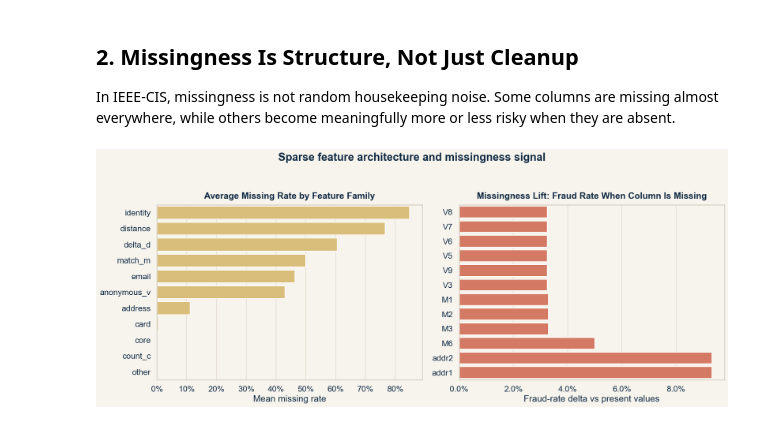
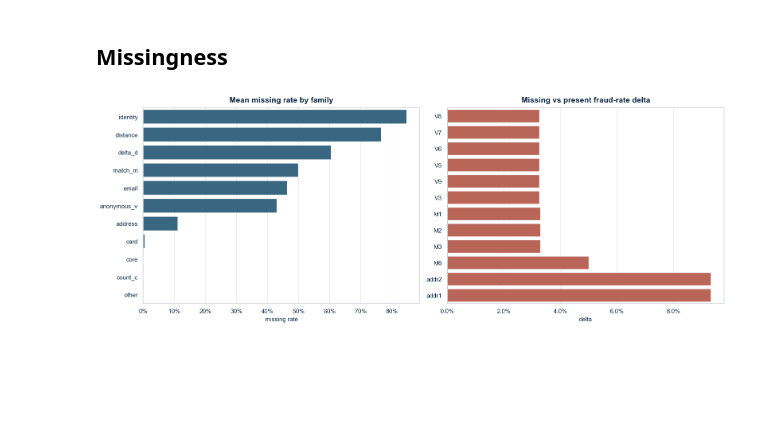
Before and after one commit to zzczdhc/ieee-fraud-detection-project, a Jupyter notebook: notebooks/01_eda.ipynb, the cells around one changed output. Cells and saved outputs as stored; diff of their text form; code cells hidden in the pictures; blank space fills up the shorter version.

```diff
--- a/notebooks/01_eda.ipynb
+++ b/notebooks/01_eda.ipynb
@@ -19,7 +12,7 @@ import pandas as pd
 import seaborn as sns
 import matplotlib.pyplot as plt
 from matplotlib.ticker import PercentFormatter
-from IPython.display import HTML, display
+from IPython.display import display
 
 PROJECT_ROOT = Path.cwd()
 if not (PROJECT_ROOT / "src").exists():
@@ -32,11 +25,9 @@ from src.fraud_detection.eda import (
     PLOT_COLORS,
     add_transaction_time_features,
     category_risk_table,
-    classify_drift_level,
     compute_family_missingness,
     compute_psi_table,
     merge_identity_features,
-    metric_cards_html,
     missingness_signal_table,
     quantile_fraud_table,
     reduce_memory_usage,
@@ -47,10 +38,10 @@ from src.fraud_detection.eda import (
 warnings.filterwarnings("ignore")
 set_plot_theme()
 pd.set_option("display.max_columns", 120)
-sns.set_context("talk")
+pd.set_option("display.float_format", "{:,.4f}".format)
 
 DATA_DIR = PROJECT_ROOT / "data" / "raw"
-MAX_ROWS = None  # set to a smaller value like 200_000 for faster iteration
+MAX_ROWS = None
 IDENTITY_FEATURES = ["DeviceType", "DeviceInfo", "id_30", "id_31", "id_33"]
 DRIFT_COLUMNS = [
     "TransactionID",
@@ -372,7 +244,5 @@ plt.show()
-# %% [markdown]
-## 2. Missingness Is Structure, Not Just Cleanup
-
-In IEEE-CIS, missingness is not random housekeeping noise. Some columns are missing almost everywhere, while others become meaningfully more or less risky when they are absent.
+# %% [markdown]
+## Missingness
 # %%
 missingness_profile = compute_family_missingness(train_transaction, train_identity)
 family_missingness = (
@@ -382,58 +252,48 @@ family_missingness = (
     .sort_values("mean_missing_rate", ascending=False)
 )
 missing_signal = missingness_signal_table(train_transaction, min_support=5_000)
-top_missing_columns = missingness_profile.head(15).copy()
-top_missing_lift = missing_signal.head(12).sort_values("lift_vs_present")
 
-fig, axes = plt.subplots(1, 2, figsize=(18, 7))
+fig, axes = plt.subplots(1, 2, figsize=(16, 6))
 
 sns.barplot(
     data=family_missingness,
     x="mean_missing_rate",
     y="family",
-    color=PLOT_COLORS["gold"],
+    color=PLOT_COLORS["blue"],
     ax=axes[0],
 )
-axes[0].set_title("Average Missing Rate by Feature Family")
-axes[0].set_xlabel("Mean missing rate")
+axes[0].set_title("Mean missing rate by family")
+axes[0].xaxis.set_major_formatter(PercentFormatter(1))
+axes[0].set_xlabel("missing rate")
 axes[0].set_ylabel("")
-axes[0].xaxis.set_major_formatter(PercentFormatter(1))
 
+top_missing_lift = missing_signal.head(12).sort_values("lift_vs_present")
 sns.barplot(
     data=top_missing_lift,
     x="lift_vs_present",
     y="column",
     color=PLOT_COLORS["coral"],
     ax=axes[1],
 )
 axes[1].axvline(0, linestyle="--", color=PLOT_COLORS["muted"], linewidth=1)
-axes[1].set_title("Missingness Lift: Fraud Rate When Column Is Missing")
-axes[1].set_xlabel("Fraud-rate delta vs present values")
+axes[1].set_title("Missing vs present fraud-rate delta")
+axes[1].xaxis.set_major_formatter(PercentFormatter(1))
+axes[1].set_xlabel("delta")
 axes[1].set_ylabel("")
-axes[1].xaxis.set_major_formatter(PercentFormatter(1))
 
-plt.suptitle("Sparse feature architecture and missingness signal", fontsize=22, fontweight="bold", y=1.04)
 plt.tight_layout()
 plt.show()
 
 display(
-    top_missing_columns.style
-    .format({"missing_rate": "{:.1%}"})
-    .hide(axis="index")
-)
-
-display(
-    missing_signal.head(12).style
-    .format(
+    missing_signal.head(12).style.format(
         {
             "missing_count": "{:,}",
             "present_count": "{:,}",
             "fraud_rate_missing": "{:.2%}",
             "fraud_rate_present": "{:.2%}",
             "lift_vs_present": "{:+.2%}",
         }
-    )
-    .hide(axis="index")
+    ).hide(axis="index")
 )
 # %% [output]
-[figure, old version]
+[figure, new version]
```
Also changed, not shown: parts of 16 cells of this notebook, 5 other files.
